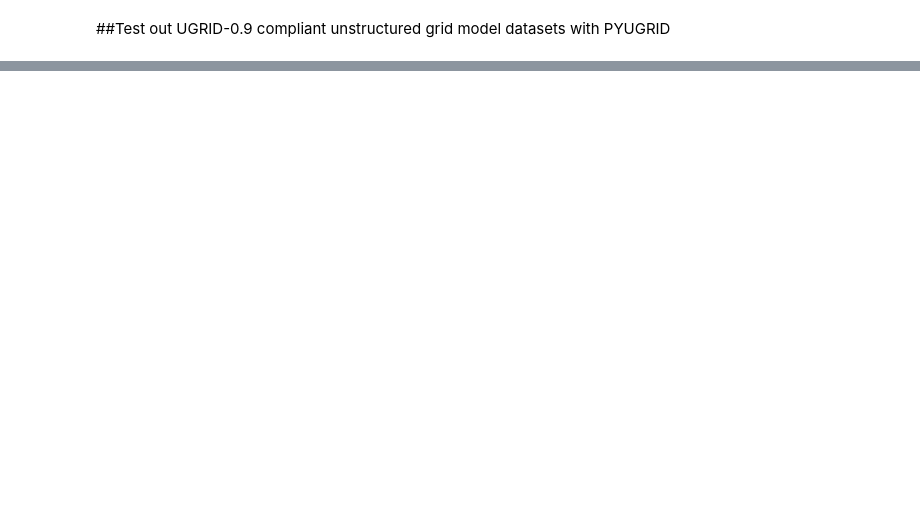
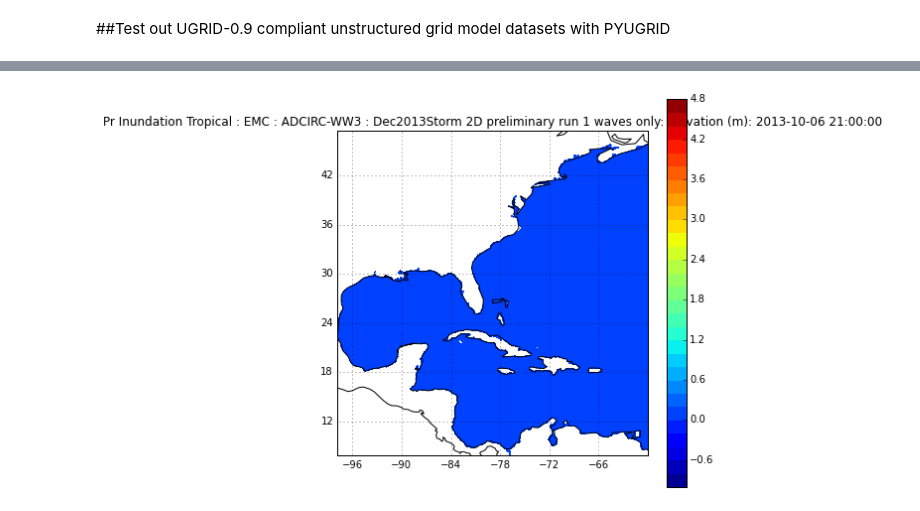
Before and after one commit to ioos/comt, a Jupyter notebook: python/pyugrid_test.ipynb, the cells around one changed output, grey strips where cells are left out. Saved outputs shown, nothing was run; the diff lists cells and outputs as text; code cells hidden in the pictures; blank space fills up the shorter version.

```diff
--- a/python/pyugrid_test.ipynb
+++ b/python/pyugrid_test.ipynb
@@ -87,0 +102,4 @@ title('%s: Elevation (m): %s' % (zcube.attributes['title'],tstr));
+# %%
+fig, ax = plot_model('WW3')
+# %% [output]
+[figure, added]
```
Also changed, not shown: parts of 19 cells of this notebook, 1 other file.
